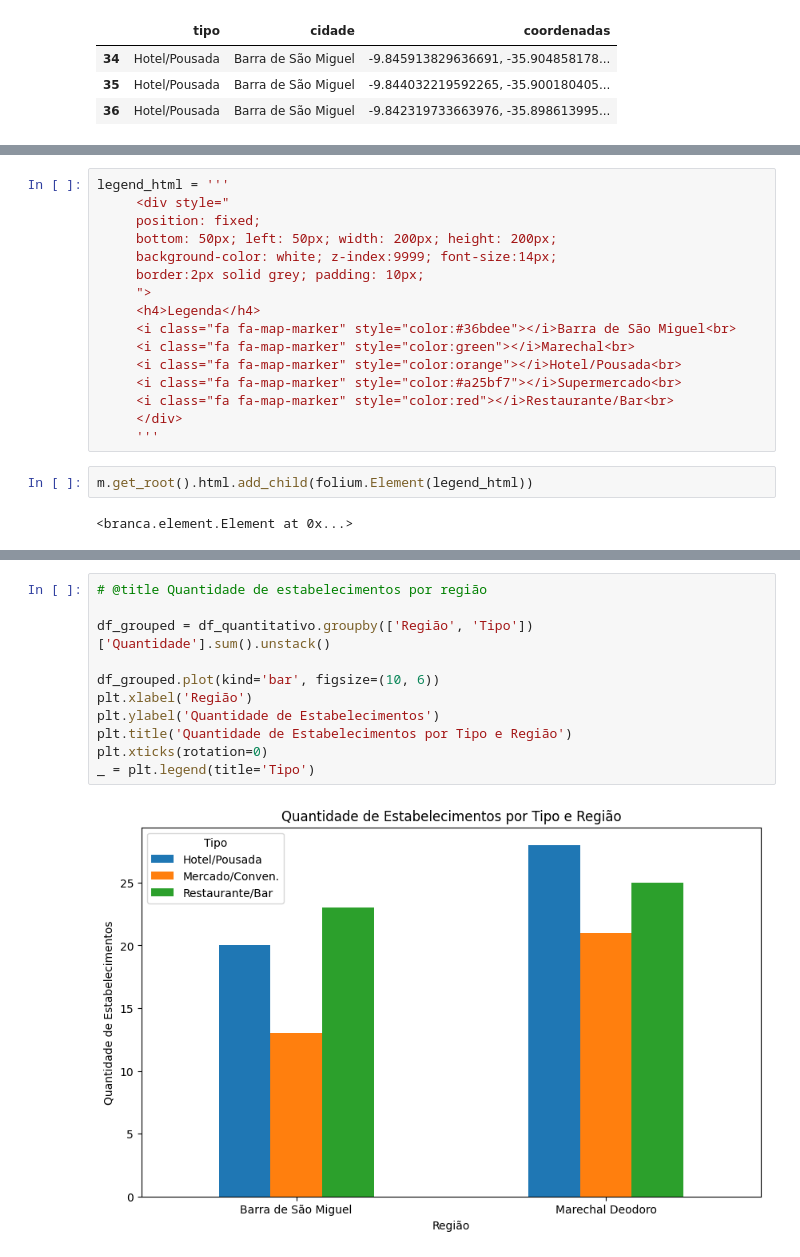
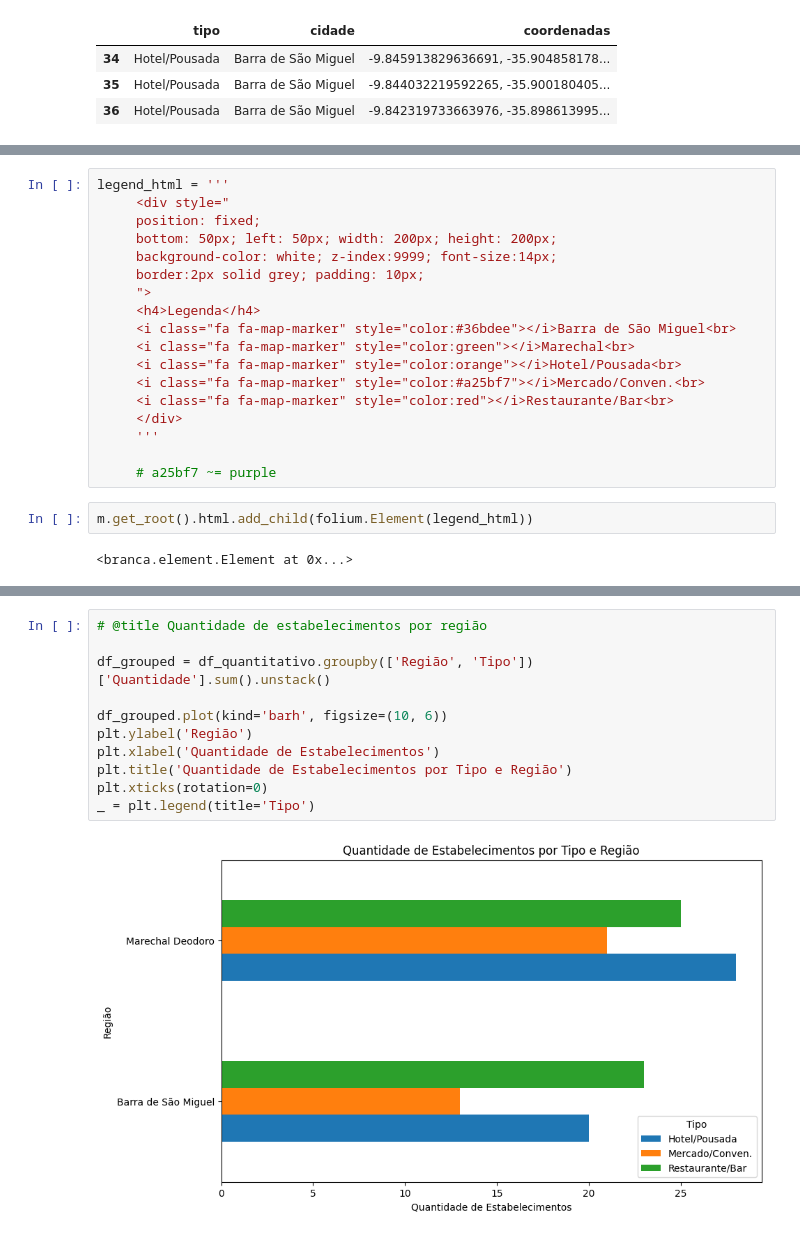
Before and after one commit to iagomauricioo/data_science, a Jupyter notebook: mapa_marechal_v4.ipynb, the cells around one changed output, grey strips where cells are left out. Saved outputs shown, nothing was run; the diff lists cells and outputs as text.

```diff
--- a/mapa_marechal_v4.ipynb
+++ b/mapa_marechal_v4.ipynb
@@ -147,10 +162,12 @@ legend_html = '''
      <i class="fa fa-map-marker" style="color:#36bdee"></i>Barra de São Miguel<br>
      <i class="fa fa-map-marker" style="color:green"></i>Marechal<br>
      <i class="fa fa-map-marker" style="color:orange"></i>Hotel/Pousada<br>
-     <i class="fa fa-map-marker" style="color:#a25bf7"></i>Supermercado<br>
+     <i class="fa fa-map-marker" style="color:#a25bf7"></i>Mercado/Conven.<br>
      <i class="fa fa-map-marker" style="color:red"></i>Restaurante/Bar<br>
      </div>
      '''
+
+     # a25bf7 ~= purple
 # %%
 m.get_root().html.add_child(folium.Element(legend_html))
 # %% [output]
@@ -162,13 +179,13 @@ m
 # %%
 # @title Quantidade de estabelecimentos por região
 
 df_grouped = df_quantitativo.groupby(['Região', 'Tipo'])['Quantidade'].sum().unstack()
 
-df_grouped.plot(kind='bar', figsize=(10, 6))
-plt.xlabel('Região')
-plt.ylabel('Quantidade de Estabelecimentos')
+df_grouped.plot(kind='barh', figsize=(10, 6))
+plt.ylabel('Região')
+plt.xlabel('Quantidade de Estabelecimentos')
 plt.title('Quantidade de Estabelecimentos por Tipo e Região')
 plt.xticks(rotation=0)
 _ = plt.legend(title='Tipo')
 # %% [output]
-[figure, old version]
+[figure, new version]
```
Also changed, not shown: parts of 7 cells of this notebook.
